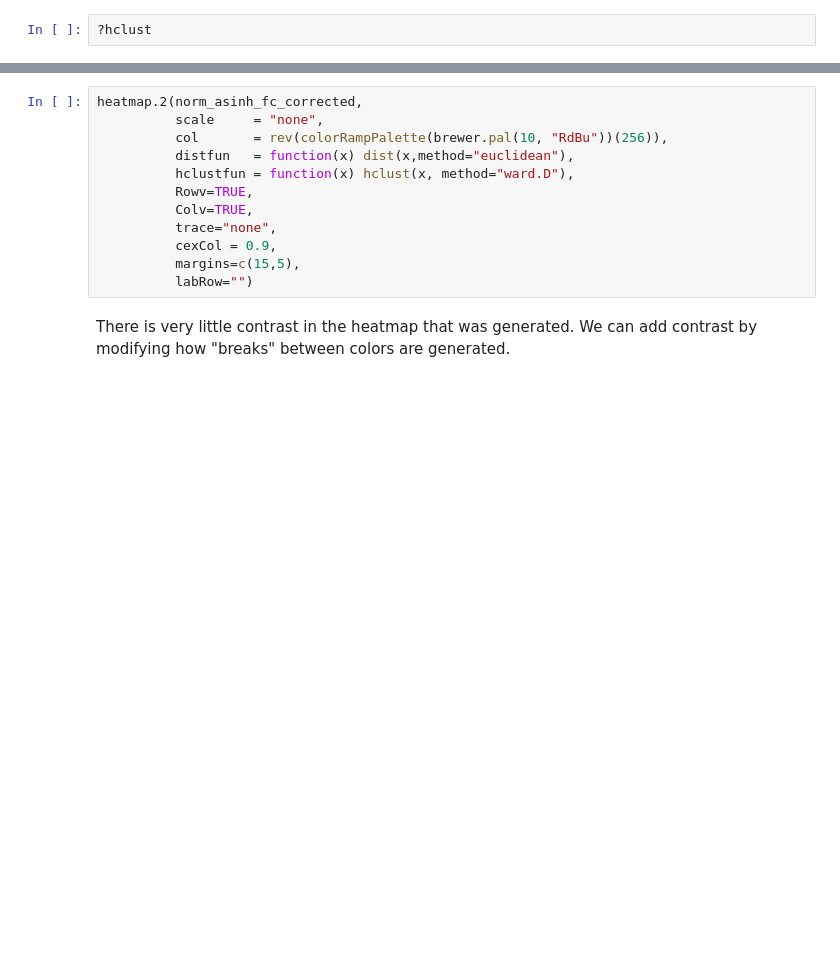
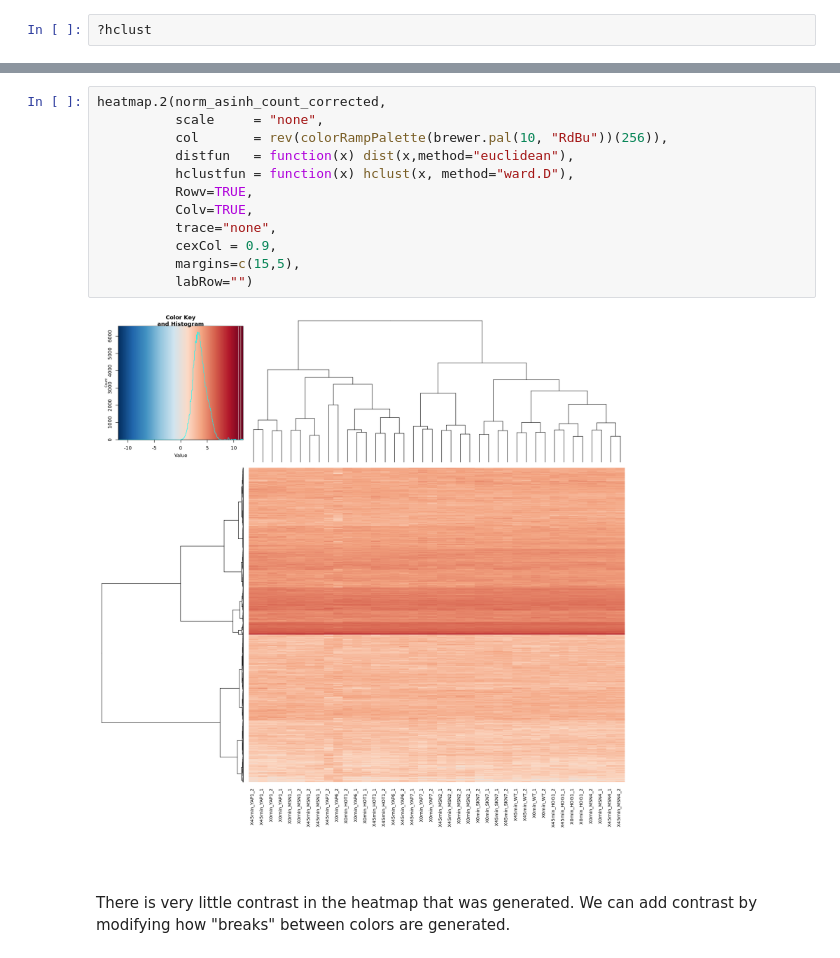
Before and after one commit to kundajelab/training_camp, a Jupyter notebook: workflow_notebooks/3.2 Clustering analysis and PCA on count data.ipynb, the cells around one changed output, grey strips where cells are left out. Cells and saved outputs as stored; diff of their text form; blank space fills up the shorter version.

```diff
--- a/workflow_notebooks/3.2 Clustering analysis and PCA on count data.ipynb
+++ b/workflow_notebooks/3.2 Clustering analysis and PCA on count data.ipynb
@@ -258,15 +375,17 @@ Now, we examine the hierarchical clustering on the corrected fold change data.
 # %%
-heatmap.2(norm_asinh_fc_corrected,
+heatmap.2(norm_asinh_count_corrected,
           scale     = "none",
           col       = rev(colorRampPalette(brewer.pal(10, "RdBu"))(256)),
           distfun   = function(x) dist(x,method="euclidean"),
           hclustfun = function(x) hclust(x, method="ward.D"),
           Rowv=TRUE,
           Colv=TRUE,
           trace="none",
           cexCol = 0.9,
           margins=c(15,5),
           labRow="")
+# %% [output]
+[figure, added]
 # %% [markdown]
 There is very little contrast in the heatmap that was generated. We can add contrast by modifying how "breaks" between colors are generated.
 # %%
```
Also changed, not shown: parts of 41 cells of this notebook.
